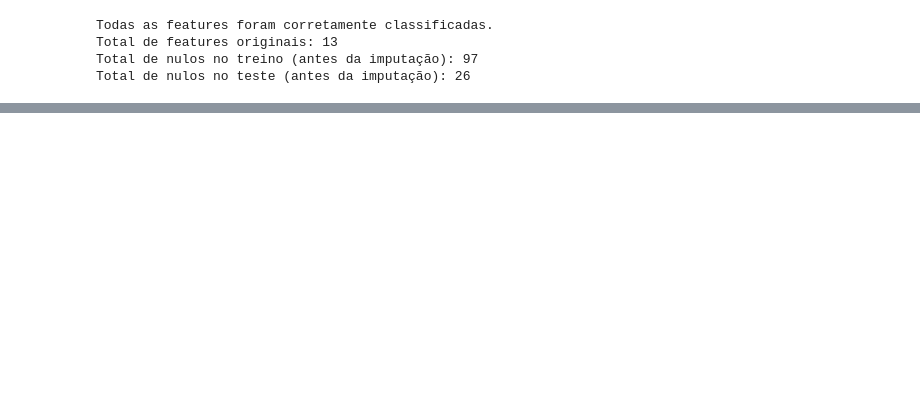
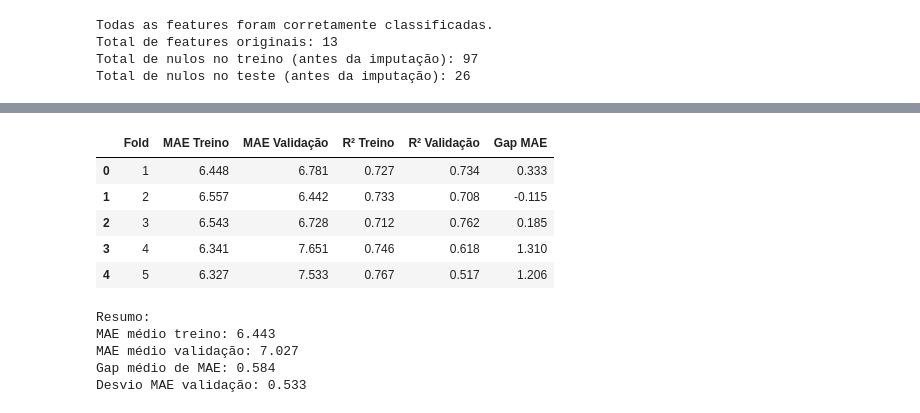
Before and after one commit to joaobaungartner/klike-data-science-challenge, a Jupyter notebook: parte-2.ipynb, the cells around one changed output, grey strips where cells are left out. Cells and saved outputs as stored; diff of their text form; code cells hidden in the pictures; blank space fills up the shorter version.

```diff
--- a/parte-2.ipynb
+++ b/parte-2.ipynb
@@ -362,0 +776,45 @@ Total de nulos no teste (antes da imputação): 26
+# %%
+
+# Diagnóstico de overfitting com validação cruzada
+scores_overfitting = cross_validate(
+    clone(melhor_modelo),
+    X_train,
+    y_train,
+    cv=cv,
+    scoring=scoring,
+    return_train_score=True,
+    n_jobs=-1
+)
+
+df_overfitting = pd.DataFrame({
+    "Fold": range(1, 6),
+    "MAE Treino": -scores_overfitting["train_MAE"],
+    "MAE Validação": -scores_overfitting["test_MAE"],
+    "R² Treino": scores_overfitting["train_R2"],
+    "R² Validação": scores_overfitting["test_R2"]
+})
+
+df_overfitting["Gap MAE"] = (
+    df_overfitting["MAE Validação"]
+    - df_overfitting["MAE Treino"]
+)
+
+display(df_overfitting.round(3))
+
+print("\nResumo:")
+print(f"MAE médio treino: {df_overfitting['MAE Treino'].mean():.3f}")
+print(f"MAE médio validação: {df_overfitting['MAE Validação'].mean():.3f}")
+print(f"Gap médio de MAE: {df_overfitting['Gap MAE'].mean():.3f}")
+print(f"Desvio MAE validação: {df_overfitting['MAE Validação'].std():.3f}")
+# %% [output]
+|  | Fold | MAE Treino | MAE Validação | R² Treino | R² Validação | Gap MAE |
+| 0 | 1 | 6.448 | 6.781 | 0.727 | 0.734 | 0.333 |
+| 1 | 2 | 6.557 | 6.442 | 0.733 | 0.708 | -0.115 |
+| 2 | 3 | 6.543 | 6.728 | 0.712 | 0.762 | 0.185 |
+| 3 | 4 | 6.341 | 7.651 | 0.746 | 0.618 | 1.310 |
+| 4 | 5 | 6.327 | 7.533 | 0.767 | 0.517 | 1.206 |
+Resumo:
+MAE médio treino: 6.443
+MAE médio validação: 7.027
+Gap médio de MAE: 0.584
+Desvio MAE validação: 0.533
```
Also changed, not shown: parts of 17 cells of this notebook.
